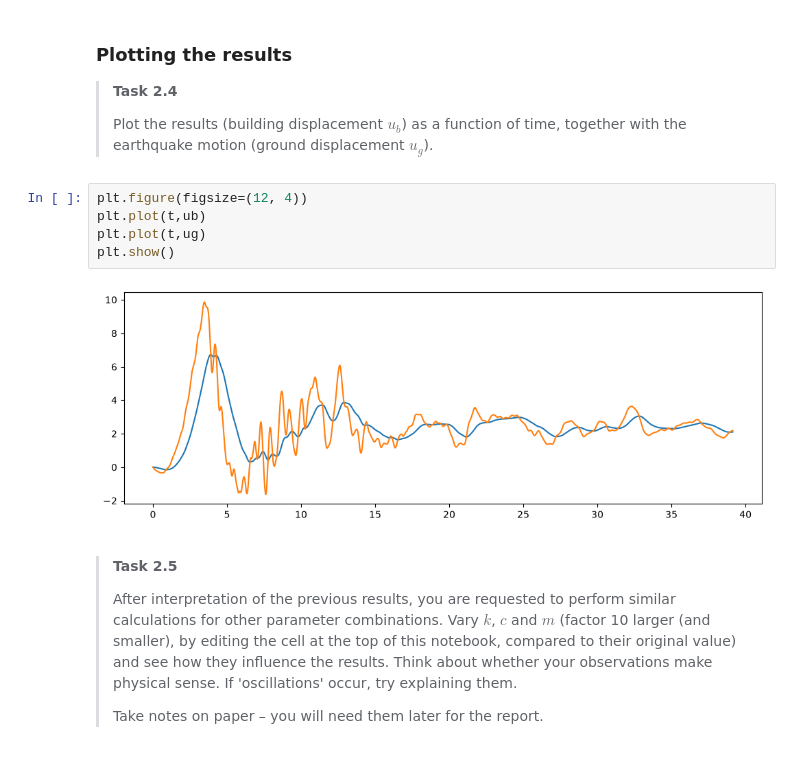
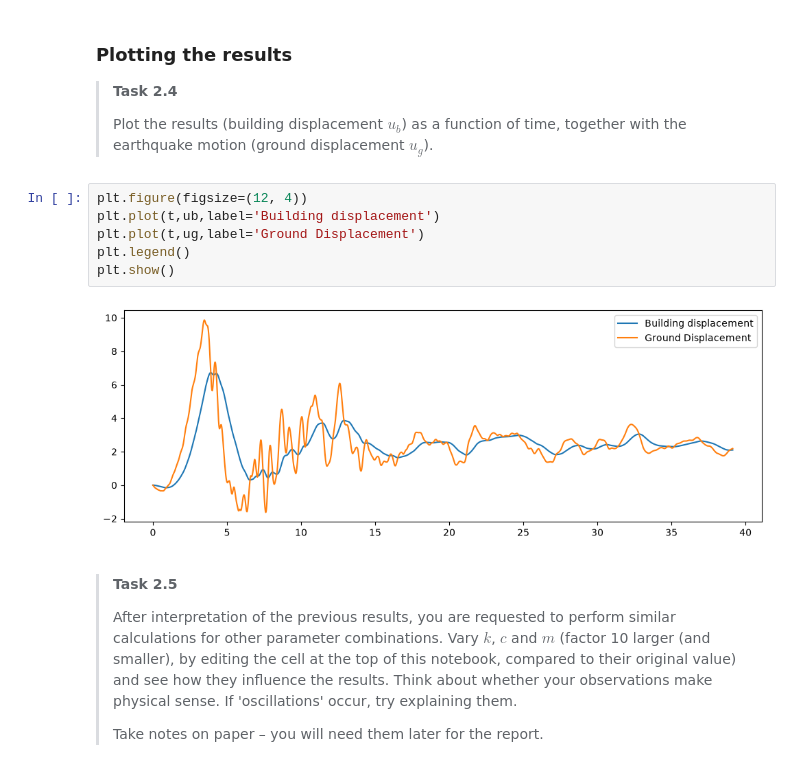
Before and after one commit to prajwalabc/GA1.2, a Jupyter notebook: 1Ddynamics.ipynb, the cells around one changed output. Cells and saved outputs as stored; diff of their text form.

```diff
--- a/1Ddynamics.ipynb
+++ b/1Ddynamics.ipynb
@@ -297,11 +297,12 @@ AssertionError: Incorrect value at index 100.
 ></div>
 # %%
 plt.figure(figsize=(12, 4))
-plt.plot(t,ub)
-plt.plot(t,ug)
+plt.plot(t,ub,label='Building displacement')
+plt.plot(t,ug,label='Ground Displacement')
+plt.legend()
 plt.show()
 # %% [output]
-[figure, old version]
+[figure, new version]
 # %% [markdown]
 ><p>
 >
```
